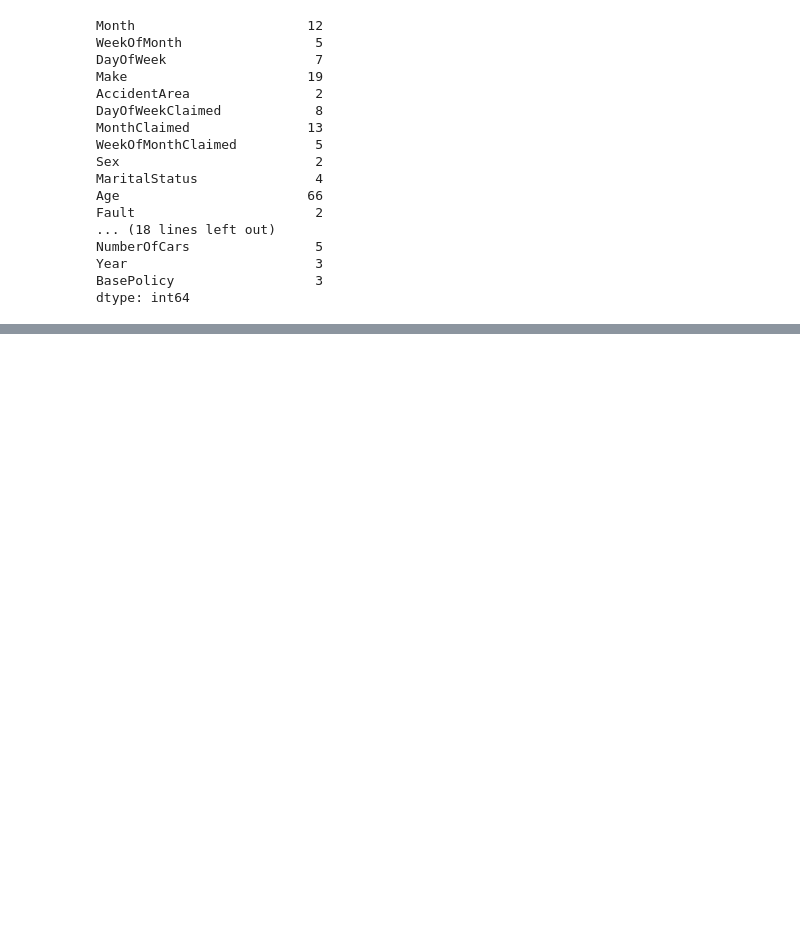
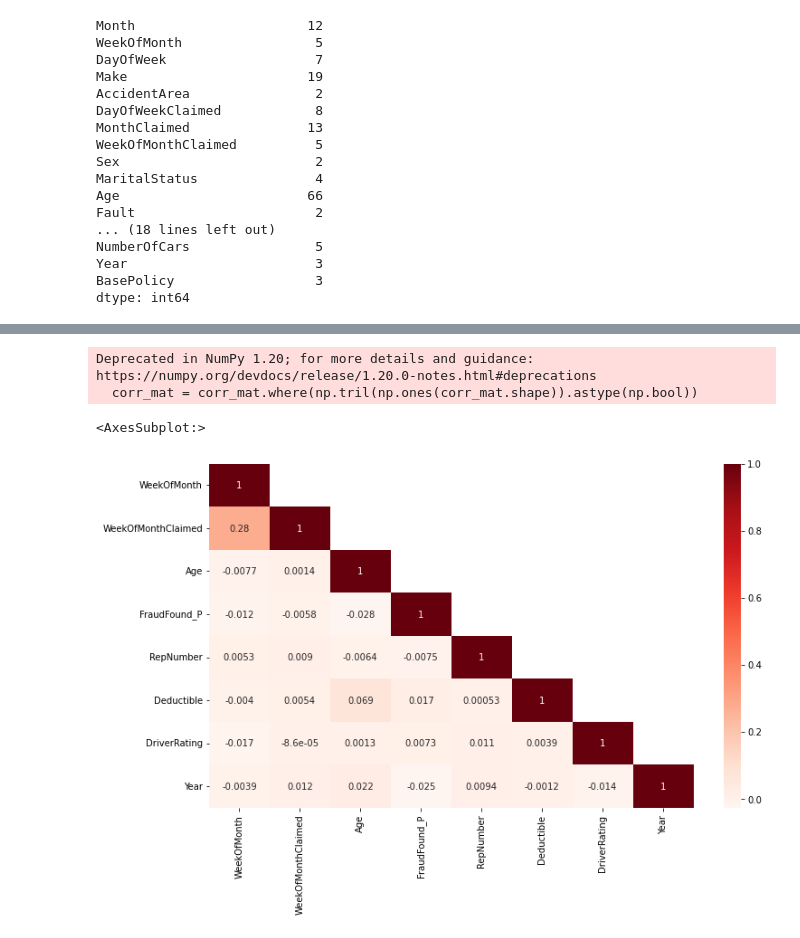
Before and after one commit to MohammadRouintan/Vehicle-Insurance-Claim-Fraud-Detection-Classification, a Jupyter notebook: VehicleInsuranceCLASSIFICATION.ipynb, the cells around one changed output, grey strips where cells are left out. Drawn from its saved outputs; the diff is of its cells as text; code cells hidden in the pictures; blank space fills up the shorter version.

```diff
--- a/VehicleInsuranceCLASSIFICATION.ipynb
+++ b/VehicleInsuranceCLASSIFICATION.ipynb
@@ -117,0 +129,3 @@ dtype: int64
+# %%
+# Because 320 of the samples have an age of zero, we fill them with the mean of 16 and 17
+vic_temp['Age'] = vic_temp['Age'].replace(0, 16.5)
@@ -117,0 +138,4 @@ dtype: int64
+# %%
+# Because Day Of Week Claimed and Month Claimed of above sample is 0 we remove it.
+vic_temp.drop(1516, axis=0, inplace=True)
+vic_temp.shape
@@ -117,0 +173,4 @@ dtype: int64
+# %%
+# Beacuse Policy number is a row number remove this column
+vic_temp.drop(columns='PolicyNumber', inplace=True)
+vic_temp.shape
@@ -117,0 +179,3 @@ dtype: int64
+# %%
+corr_mat = vic_temp.corr()
+corr_mat
@@ -117,0 +192,9 @@ dtype: int64
+# %%
+plt.figure(figsize=(12, 7))
+corr_mat = corr_mat.where(np.tril(np.ones(corr_mat.shape)).astype(np.bool))
+sns.heatmap(corr_mat, annot=True, cmap='Reds')
+# %% [output]
+Deprecated in NumPy 1.20; for more details and guidance: https://numpy.org/devdocs/release/1.20.0-notes.html#deprecations
+  corr_mat = corr_mat.where(np.tril(np.ones(corr_mat.shape)).astype(np.bool))
+<AxesSubplot:>
+[figure, added]
```
Also changed, not shown: parts of 17 cells of this notebook.
